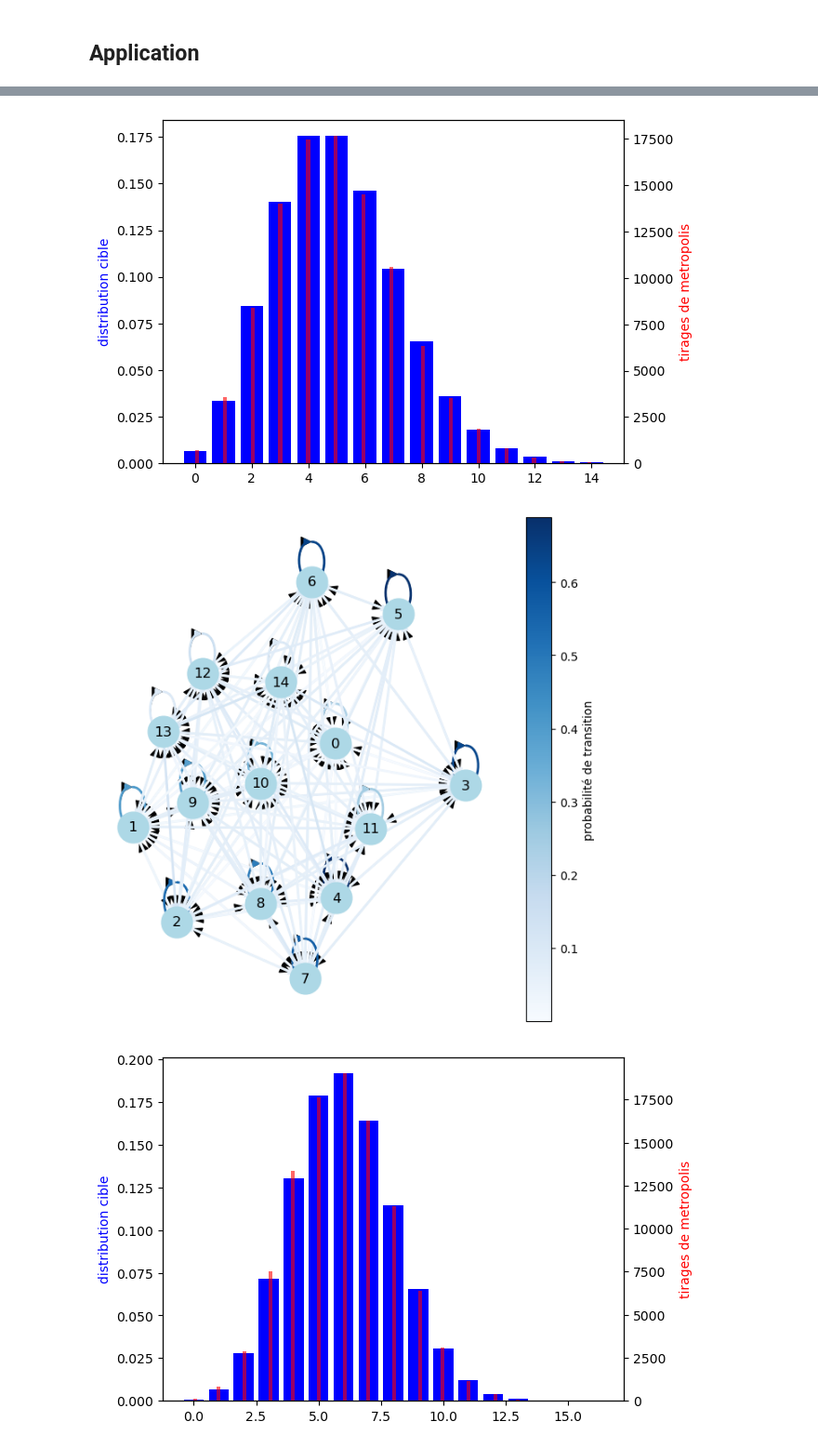
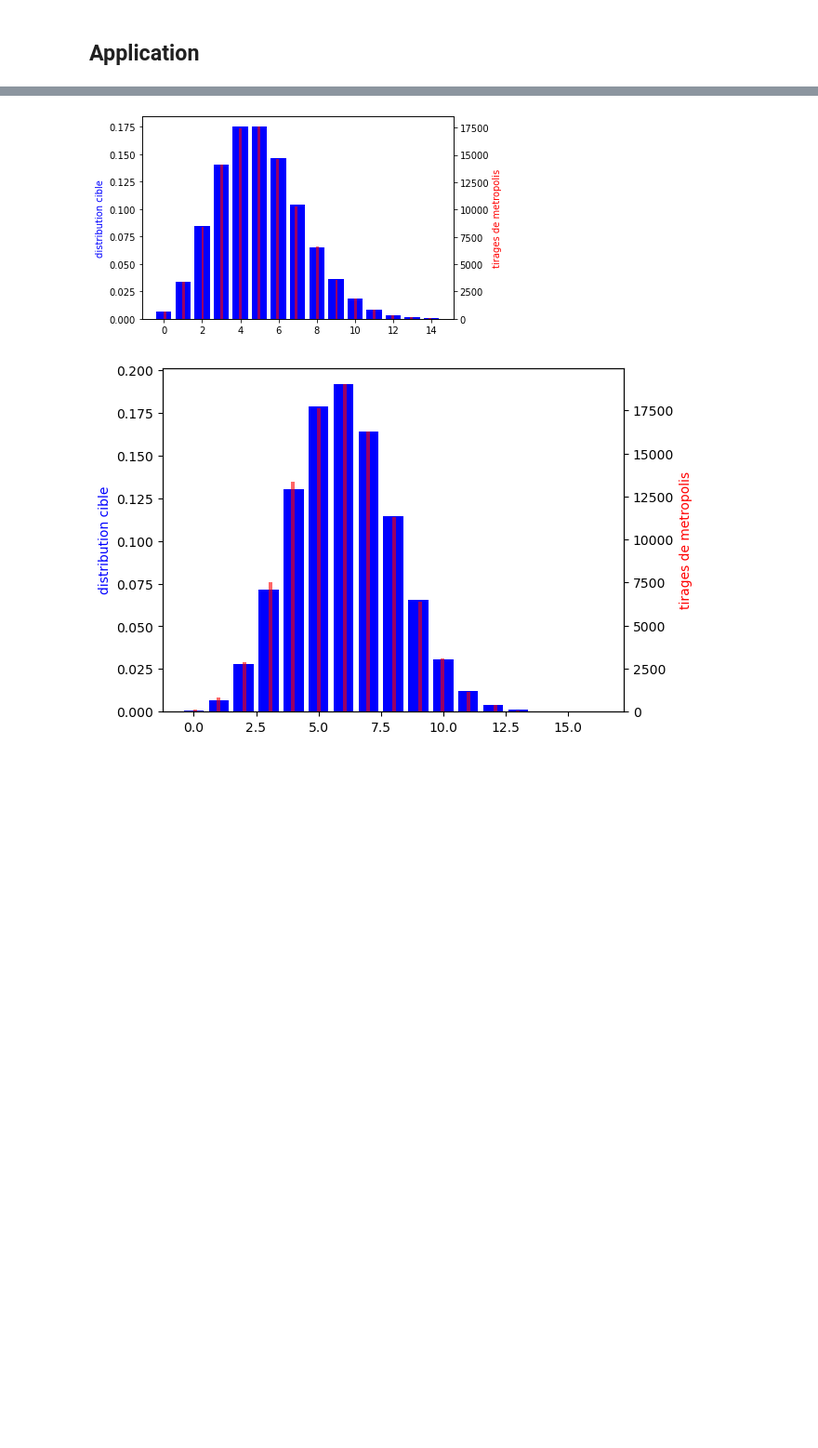
Before and after one commit to CorentinVaillant/ProjetMath-HastingMetropolis, a Jupyter notebook: implémentations/hastings_metropolis.ipynb, the cells around one changed output, grey strips where cells are left out. Shown: that part at 93% size. Drawn from its saved outputs; the diff is of its cells as text; code cells hidden in the pictures; blank space fills up the shorter version.

```diff
--- a/implémentations/hasting_metropolis.ipynb
+++ b/implémentations/hastings_metropolis.ipynb
@@ -30,7 +30,7 @@ def next_state_markov(x:int,transitions:np.array)->int:
 
 
 
-def hasting_metropolis_tirage(x0:int,distribution_cible,proposition : np.array,iterations:int = 1000)->np.array:
+def hastings_metropolis_tirage(x0:int,distribution_cible,proposition : np.array,iterations:int = 1000)->np.array:
     x_t = x0
     tirage = [x_t]
 
@@ -76,8 +76,8 @@ def markov_chain_from_tirage(tirage,nb_etats)->np.array:
     return np.array(result)
 
 
-def hasting_metropolis(x0:int,distribution_cible,proposition : np.array,iterations:int = 1000)->np.array:
-    tirage = hasting_metropolis_tirage(x0,distribution_cible,proposition,iterations = iterations)
+def hastings_metropolis(x0:int,distribution_cible,proposition : np.array,iterations:int = 1000)->np.array:
+    tirage = hastings_metropolis_tirage(x0,distribution_cible,proposition,iterations = iterations)
     return markov_chain_from_tirage(tirage,proposition.shape[0])
 # %% [markdown]
 ## Application
@@ -126,29 +127,28 @@ tsp_distribution_cible = poisson(5)
 #matrice de transition uniforme de taille NxN
 proposition = np.full((ITER,ITER),1/ITER)
 
-tirage = hasting_metropolis_tirage(0,tsp_distribution_cible,proposition,iterations=100_000)
+tirage = hastings_metropolis_tirage(0,tsp_distribution_cible,proposition,iterations=100_000)
 mk_c = markov_chain_from_tirage(tirage,ITER)
 # %%
 fig, ax1 = plt.subplots()
 
 X = [i for i in range(ITER)]
 data1 = [tsp_distribution_cible(i) for i in X]
 data2 = tirage
 
 ax1.set_ylabel("distribution cible",color = "blue")
 ax1.bar(X,data1,color="blue")
 
 ax2 = ax1.twinx()
 
 ax2.hist(tirage,bins=100,color="red",alpha=0.6)
 ax2.set_ylabel("tirages de metropolis",color="red")
 
-my_plot_graph_mat(mk_c)
+#my_plot_graph_mat(mk_c)
 
 plt.show()
 # %% [output]
-[figure, old version]
+[figure, new version]
-[figure, removed]
 # %%
 # Démonstration loi binomial
 ITER = 17
```
Also changed, not shown: parts of 11 cells of this notebook, 2 other files.
